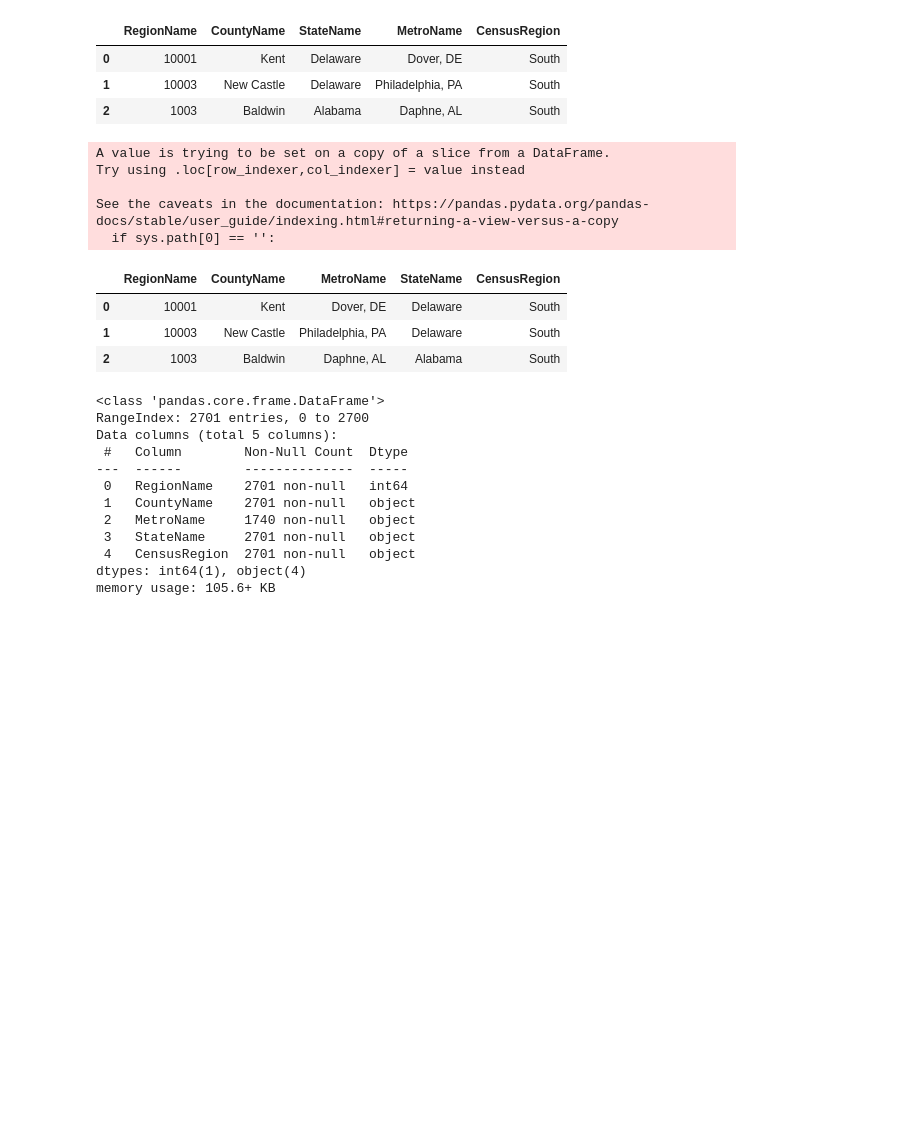
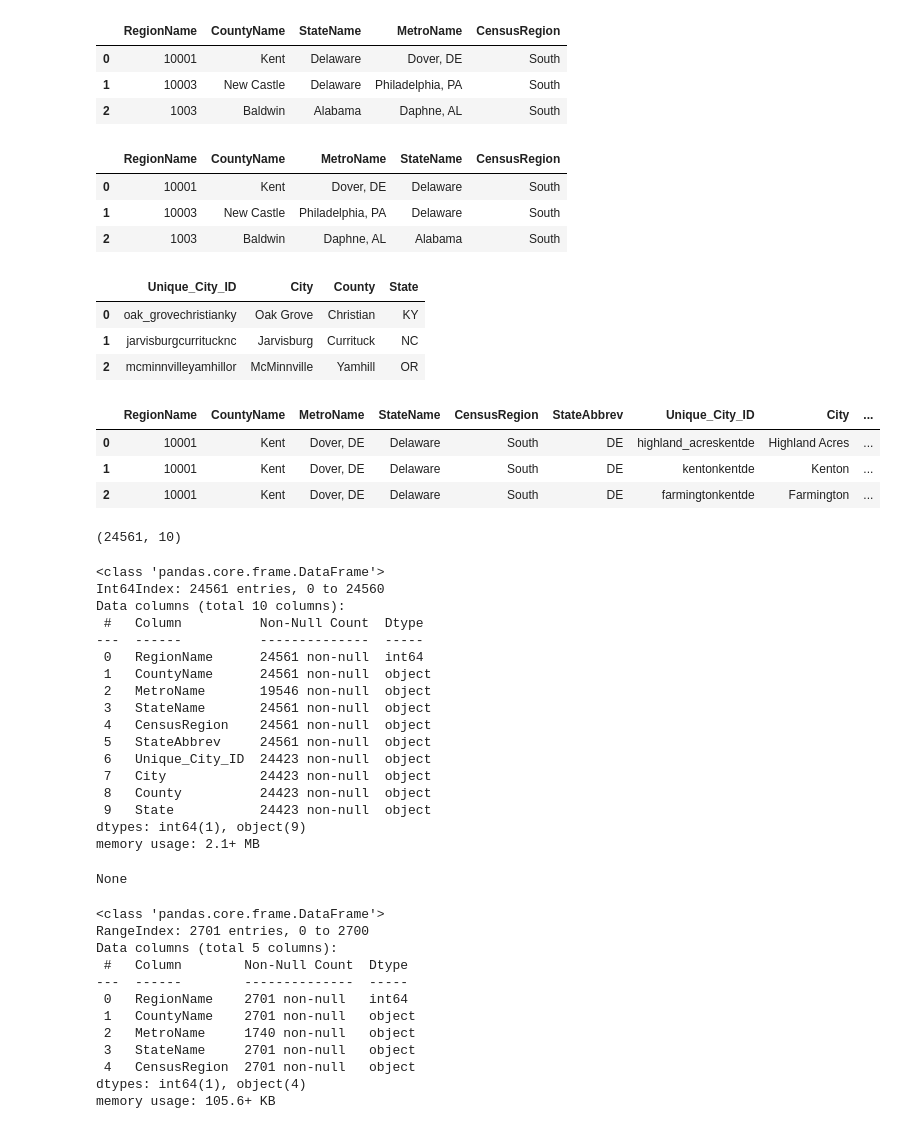
Before and after one commit to rage-against-the-machine-learning/rent-v-buy, a Jupyter notebook: notebooks/01-Inspect-Data-County-Initial.ipynb, the cells around one changed output. Cells and saved outputs as stored; diff of their text form; code cells hidden in the pictures; blank space fills up the shorter version.

```diff
--- a/notebooks/01-Inspect-Data-County-Initial.ipynb
+++ b/notebooks/01-Inspect-Data-County-Initial.ipynb
@@ -203,29 +195,57 @@ county_ts[['RegionName', 'CountyName', 'StateName', 'MetroName', 'CensusRegion']
 county_ts.to_pickle('../data/interim/county-time-series-with-fipsmap.pickle')
 # %%
 fips_county_metro_state_df = county_ts[['RegionName', 'CountyName', 'MetroName', 'StateName', 'CensusRegion']]
-
-
-census_region_col = []
-for row in fips_county_metro_state_df.itertuples():
-    for k, v in state_region_d.items():
-        if row.StateName in v:
-            census_region_col.append(k)
-        else:
-            pass
-
-fips_county_metro_state_df['CensusRegion'] = census_region_col
 display(fips_county_metro_state_df.head(3))
 
 fips_county_metro_state_df = fips_county_metro_state_df.drop_duplicates()
 fips_county_metro_state_df.reset_index(drop=True, inplace=True)
 fips_county_metro_state_df.to_pickle('../data/interim/fips-county-metro-state-df.pickle')
 # %% [output]
-A value is trying to be set on a copy of a slice from a DataFrame.
-Try using .loc[row_indexer,col_indexer] = value instead
-
-See the caveats in the documentation: https://pandas.pydata.org/pandas-docs/stable/user_guide/indexing.html#returning-a-view-versus-a-copy
-  if sys.path[0] == '':
 |  | RegionName | CountyName | MetroName | StateName | CensusRegion |
 | 0 | 10001 | Kent | Dover, DE | Delaware | South |
 | 1 | 10003 | New Castle | Philadelphia, PA | Delaware | South |
 | 2 | 1003 | Baldwin | Daphne, AL | Alabama | South |
+# %%
+city_xwalk = pd.read_csv('../data/raw/unzipped/cities_crosswalk.csv/cities_crosswalk.csv')
+city_xwalk.head(3)
+# %% [output]
+|  | Unique_City_ID | City | County | State |
+| 0 | oak_grovechristianky | Oak Grove | Christian | KY |
+| 1 | jarvisburgcurritucknc | Jarvisburg | Currituck | NC |
+| 2 | mcminnvilleyamhillor | McMinnville | Yamhill | OR |
+# %%
+fips_county_metro_state_df['StateAbbrev'] = [us_state_abbrev[row.StateName]
+                                             for row in fips_county_metro_state_df.itertuples()]
+# %%
+fips_map = fips_county_metro_state_df.merge(city_xwalk,
+                                 left_on=['CountyName', 'StateAbbrev'],
+                                 right_on=['County', 'State'],
+                                 how='left')
+
+display(fips_map.head(3))
+display(fips_map.shape)
+display(fips_map.info())
+# %% [output]
+|  | RegionName | CountyName | MetroName | StateName | CensusRegion | StateAbbrev | Unique_City_ID | City | ... |
+| 0 | 10001 | Kent | Dover, DE | Delaware | South | DE | highland_acreskentde | Highland Acres | ... |
+| 1 | 10001 | Kent | Dover, DE | Delaware | South | DE | kentonkentde | Kenton | ... |
+| 2 | 10001 | Kent | Dover, DE | Delaware | South | DE | farmingtonkentde | Farmington | ... |
+(24561, 10)
+<class 'pandas.core.frame.DataFrame'>
+Int64Index: 24561 entries, 0 to 24560
+Data columns (total 10 columns):
+ #   Column          Non-Null Count  Dtype
+---  ------          --------------  -----
+ 0   RegionName      24561 non-null  int64
+ 1   CountyName      24561 non-null  object
+ 2   MetroName       19546 non-null  object
+ 3   StateName       24561 non-null  object
+ 4   CensusRegion    24561 non-null  object
+ 5   StateAbbrev     24561 non-null  object
+ 6   Unique_City_ID  24423 non-null  object
+ 7   City            24423 non-null  object
+ 8   County          24423 non-null  object
+ 9   State           24423 non-null  object
+dtypes: int64(1), object(9)
+memory usage: 2.1+ MB
+None
```
Also changed, not shown: parts of 4 cells of this notebook, 3 other files.
